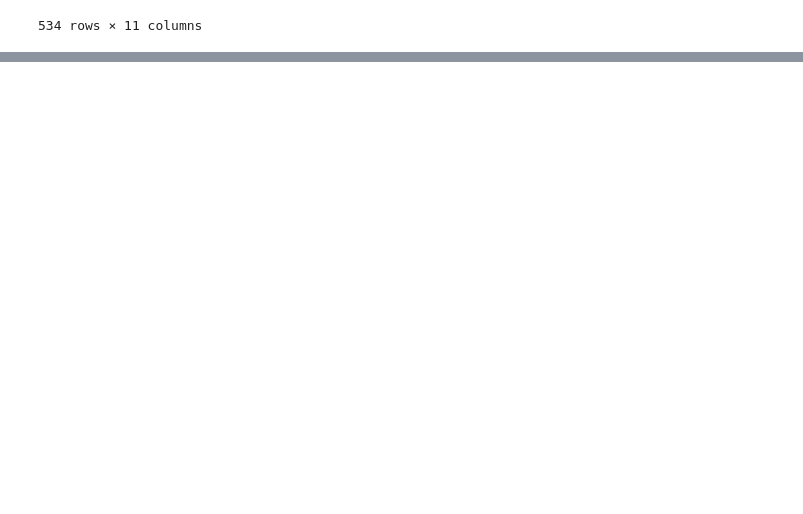
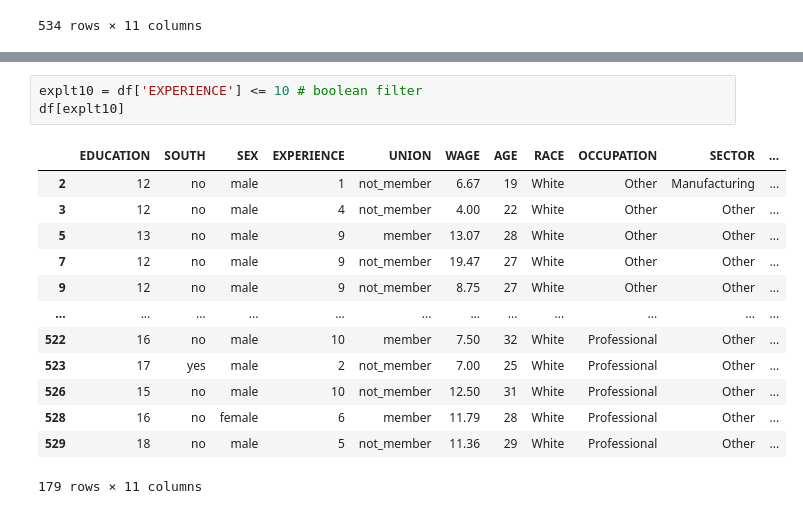
Before and after one commit to Verma09/digipodium, a Jupyter notebook: data_science/data_analysis4.ipynb, the cells around one changed output, grey strips where cells are left out. Drawn from its saved outputs; the diff is of its cells as text; blank space fills up the shorter version.

```diff
--- a/data_science/data_analysis4.ipynb
+++ b/data_science/data_analysis4.ipynb
@@ -88,0 +178,17 @@ df
+# %%
+explt10 = df['EXPERIENCE'] <= 10 # boolean filter
+df[explt10]
+# %% [output]
+|  | EDUCATION | SOUTH | SEX | EXPERIENCE | UNION | WAGE | AGE | RACE | OCCUPATION | SECTOR | ... |
+| 2 | 12 | no | male | 1 | not_member | 6.67 | 19 | White | Other | Manufacturing | ... |
+| 3 | 12 | no | male | 4 | not_member | 4.00 | 22 | White | Other | Other | ... |
+| 5 | 13 | no | male | 9 | member | 13.07 | 28 | White | Other | Other | ... |
+| 7 | 12 | no | male | 9 | not_member | 19.47 | 27 | White | Other | Other | ... |
+| 9 | 12 | no | male | 9 | not_member | 8.75 | 27 | White | Other | Other | ... |
+| ... | ... | ... | ... | ... | ... | ... | ... | ... | ... | ... | ... |
+| 522 | 16 | no | male | 10 | member | 7.50 | 32 | White | Professional | Other | ... |
+| 523 | 17 | yes | male | 2 | not_member | 7.00 | 25 | White | Professional | Other | ... |
+| 526 | 15 | no | male | 10 | not_member | 12.50 | 31 | White | Professional | Other | ... |
+| 528 | 16 | no | female | 6 | member | 11.79 | 28 | White | Professional | Other | ... |
+| 529 | 18 | no | male | 5 | not_member | 11.36 | 29 | White | Professional | Other | ... |
+179 rows × 11 columns
```
Also changed, not shown: parts of 17 cells of this notebook, 6 other files.
